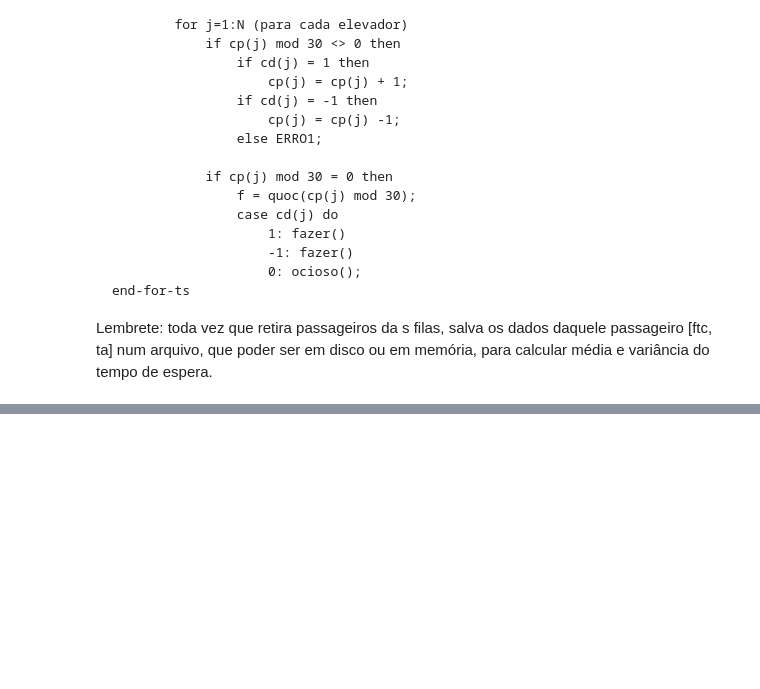
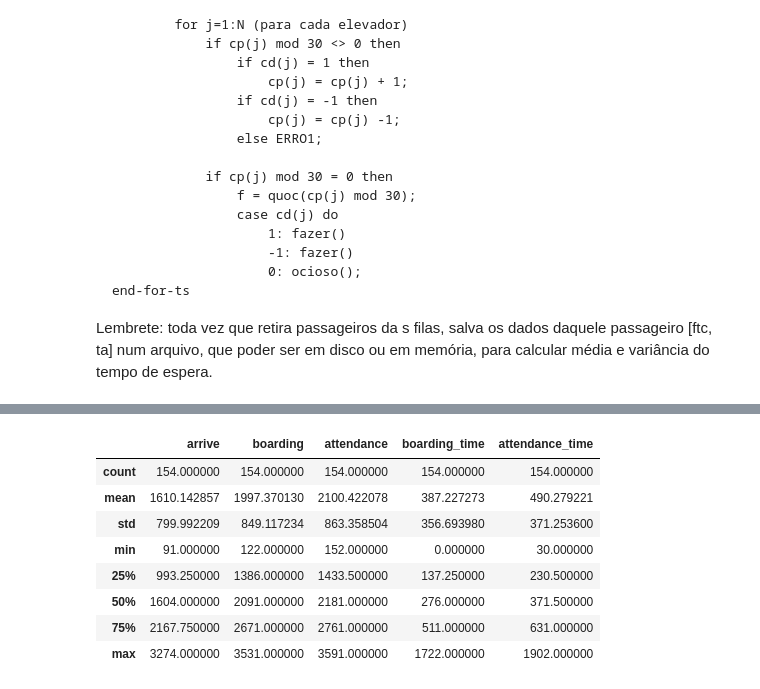
Before and after one commit to andrelfs01/elevadores, a Jupyter notebook: elevadores.ipynb, the cells around one changed output, grey strips where cells are left out. Saved outputs shown, nothing was run; the diff lists cells and outputs as text; code cells hidden in the pictures; blank space fills up the shorter version.

```diff
--- a/elevadores.ipynb
+++ b/elevadores.ipynb
@@ -380,3 +380,15 @@ Carro: B - Andar 0 - fila de passageiros [] - fila de andares set()
+# %%
+result_df.describe()
+# %% [output]
+|  | arrive | boarding | attendance | boarding_time | attendance_time |
+| count | 154.000000 | 154.000000 | 154.000000 | 154.000000 | 154.000000 |
+| mean | 1610.142857 | 1997.370130 | 2100.422078 | 387.227273 | 490.279221 |
+| std | 799.992209 | 849.117234 | 863.358504 | 356.693980 | 371.253600 |
+| min | 91.000000 | 122.000000 | 152.000000 | 0.000000 | 30.000000 |
+| 25% | 993.250000 | 1386.000000 | 1433.500000 | 137.250000 | 230.500000 |
+| 50% | 1604.000000 | 2091.000000 | 2181.000000 | 276.000000 | 371.500000 |
+| 75% | 2167.750000 | 2671.000000 | 2761.000000 | 511.000000 | 631.000000 |
+| max | 3274.000000 | 3531.000000 | 3591.000000 | 1722.000000 | 1902.000000 |
 # %%
 #result_df
 #mean
```
Also changed, not shown: parts of 4 cells of this notebook.
